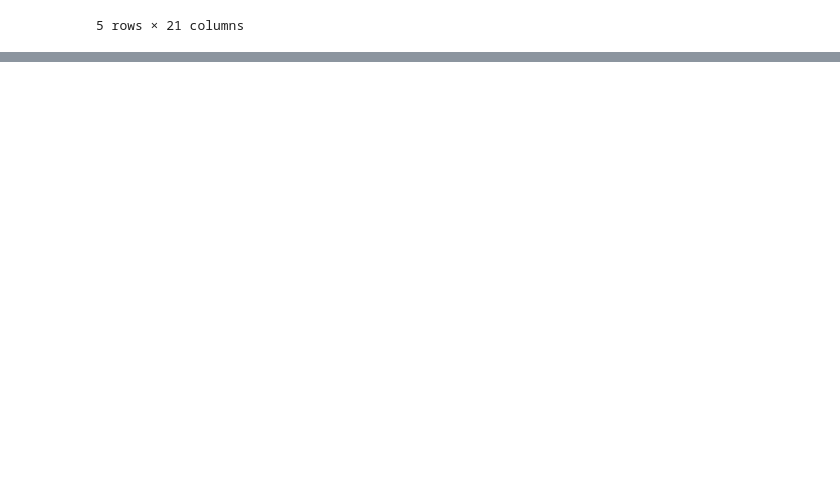
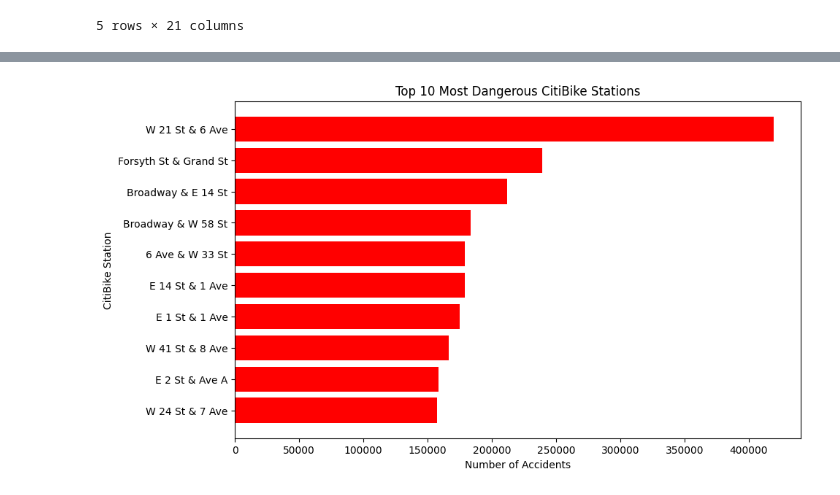
Before and after one commit to Shashankhmg/Data-Science-Challenge, a Jupyter notebook: notebooks/nypd_citybikes.ipynb, the cells around one changed output, grey strips where cells are left out. Drawn from its saved outputs; the diff is of its cells as text; code cells hidden in the pictures; blank space fills up the shorter version.

```diff
--- a/notebooks/nypd_citybikes.ipynb
+++ b/notebooks/nypd_citybikes.ipynb
@@ -78,0 +133,13 @@ print(" Heatmap with CitiBike stations saved as 'citibike_accident_heatmap.html'
+# %%
+import matplotlib.pyplot as plt
+
+# Plot Top 10 Most Dangerous CitiBike Stations as a Bar Chart
+plt.figure(figsize=(10, 6))
+plt.barh(top_10_dangerous_stations["start_station_name"], top_10_dangerous_stations["accident_count"], color='red')
+plt.xlabel("Number of Accidents")
+plt.ylabel("CitiBike Station")
+plt.title("Top 10 Most Dangerous CitiBike Stations")
+plt.gca().invert_yaxis()  # Invert y-axis for better readability
+plt.show()
+# %% [output]
+[figure, added]
```
Also changed, not shown: parts of 12 cells of this notebook, 4 other files.
